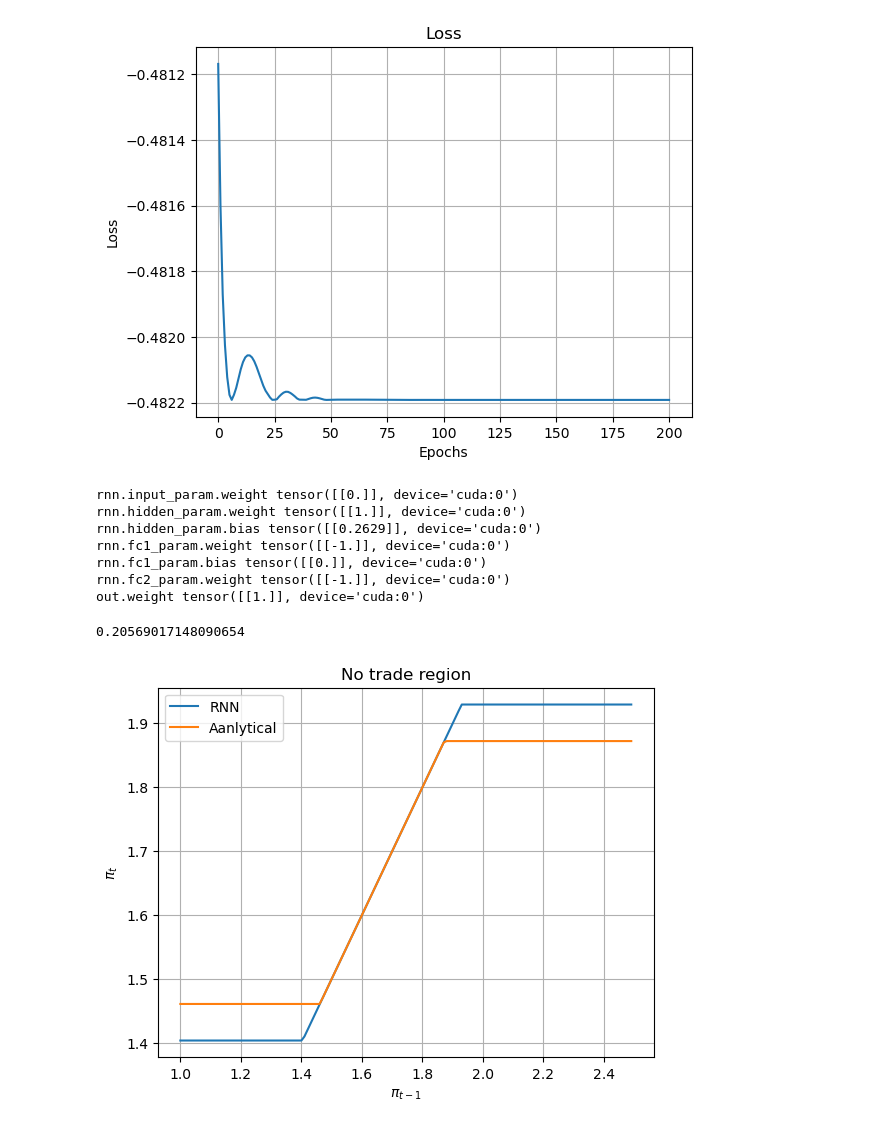
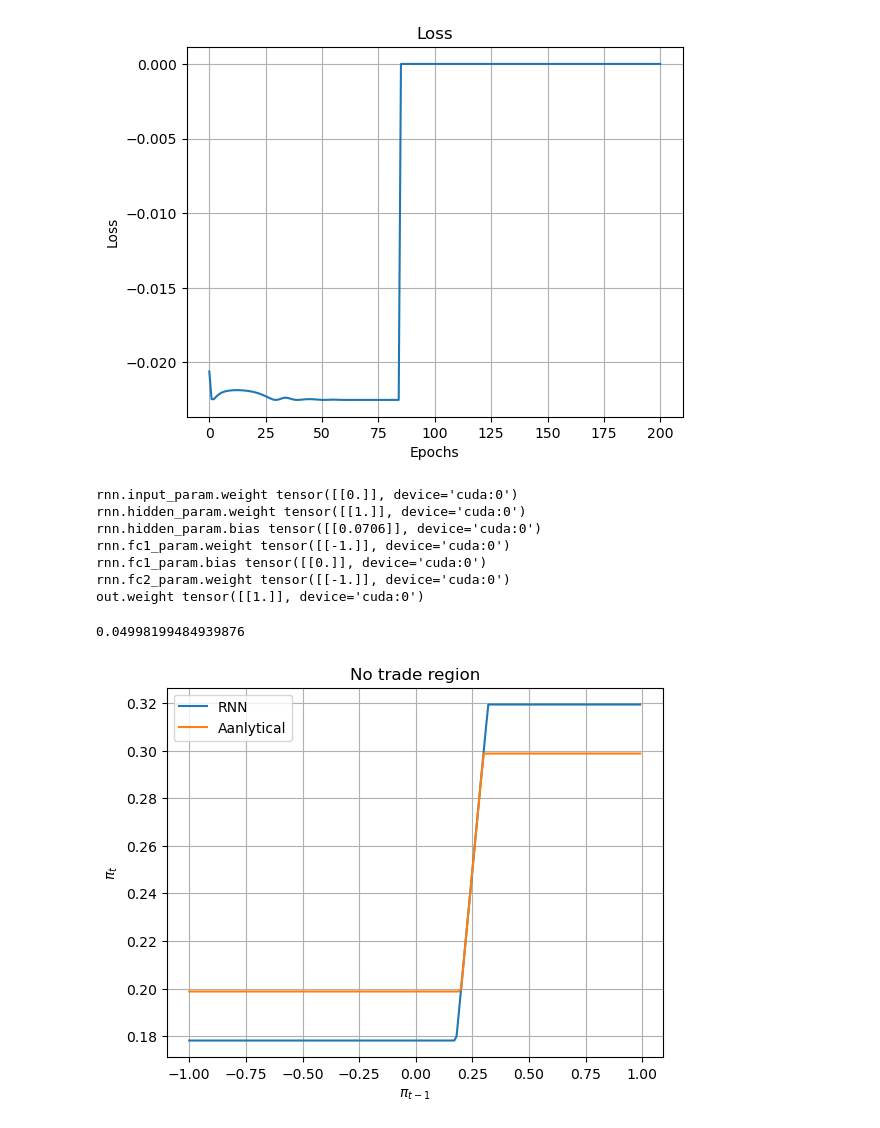
Before and after one commit to jsxzliran/TransactionCost, a Jupyter notebook: OneStockTradingCost-1parameter.ipynb, the cells around one changed output. Saved outputs shown, nothing was run; the diff lists cells and outputs as text; code cells hidden in the pictures.

```diff
--- a/OneStockTradingCost-1parameter.ipynb
+++ b/OneStockTradingCost-1parameter.ipynb
@@ -12,21 +12,17 @@ import UtilityLoss
 device = torch.device("cuda:0" if torch.cuda.is_available() else "cpu")
 # %%
 # initialize seed, mu, sigma, S0, paths, steps, T and other data
-# Model parameters
 seed = 33
-npaths = 10000
-seq_length = 240
+npaths = 150000
+seq_length = 120
 T=10
-s0=1
-mu = 0.2
+s0=5
+mu = 0.02
 sigma = 0.2
-trading_cost= 0.03
-gamma = 3.000
-# Simulation parameters
-n_epochs = 201
-learning_rate = 0.01
-# Clear torch cache
-torch.cuda.empty_cache()
+trading_cost= 0.01
+gamma = 2.01
+n_epochs = 200
+learning_rate = 0.02
 # %%
 # Define the Markowitz_optimal strategy
 Markowitz_opt = mu/(sigma*sigma*gamma)
@@ -238,10 +246,10 @@ ax.plot(epochs, losses)
 ax.set(xlabel='Epochs', ylabel='Loss',
        title='Loss')
 ax.grid()
-fig.savefig("loss_one.png",dpi=500)
+fig.savefig("loss_one.png")
 plt.show()
 # %% [output]
-[figure, old version]
+[figure, new version]
 # %%
 # have a look at learned parameters
 for name, param in model.named_parameters():
@@ -249,35 +257,35 @@ for name, param in model.named_parameters():
 # %% [output]
 rnn.input_param.weight tensor([[0.]], device='cuda:0')
 rnn.hidden_param.weight tensor([[1.]], device='cuda:0')
-rnn.hidden_param.bias tensor([[0.2629]], device='cuda:0')
+rnn.hidden_param.bias tensor([[0.0706]], device='cuda:0')
 rnn.fc1_param.weight tensor([[-1.]], device='cuda:0')
 rnn.fc1_param.bias tensor([[0.]], device='cuda:0')
 rnn.fc2_param.weight tensor([[-1.]], device='cuda:0')
 out.weight tensor([[1.]], device='cuda:0')
 # %%
 # Data for plotting
-lowerbound = 1
-upperbound = 2.5
+lowerbound = -1
+upperbound = 1
 optimal_input = Markowitz_opt
 t = torch.tensor(np.arange(lowerbound, upperbound, 0.01)).to(device)
 s = model.rnn.fc2_param.weight*F.relu(model.rnn.fc1_param.weight*F.relu(optimal_input*model.rnn.input_param.weight+model.rnn.hidden_param.weight*t-Markowitz_opt+model.rnn.hidden_param.bias)+2*model.rnn.hidden_param.bias)+Markowitz_opt+model.rnn.hidden_param.bias
 delta_real = np.power(3/(4*gamma)*np.power(Markowitz_opt,2)*np.power(1-Markowitz_opt,2)*trading_cost,1/3)+((5-2*gamma)/(10*gamma)*Markowitz_opt*(Markowitz_opt)-3/(20*gamma))*trading_cost
 s2 = model.rnn.fc2_param.weight*F.relu(model.rnn.fc1_param.weight*F.relu(optimal_input*model.rnn.input_param.weight+model.rnn.hidden_param.weight*t-(Markowitz_opt-delta_real))+2*delta_real)+Markowitz_opt+delta_real
 s3 = model.rnn.fc2_param.weight*F.relu(model.rnn.fc1_param.weight*F.relu(optimal_input*model.rnn.input_param.weight+model.rnn.hidden_param.weight*t-(Markowitz_opt-delta))+2*delta)+Markowitz_opt+delta
 print(delta_real)
 
 fig, ax = plt.subplots()
 ax.plot(t.cpu().detach(), s.cpu().view(-1).detach(), label='RNN')
 ax.plot(t.cpu().detach(), s2.cpu().view(-1).detach(), label='Aanlytical')
 #ax.plot(t.cpu().detach(), s3.cpu().view(-1).detach())
 ax.legend()
 
 ax.set(xlabel=r'$\pi_{t-1}$', ylabel=r'$\pi_t$',
        title='No trade region')
 ax.grid()
 
-fig.savefig("result_one.png",dpi=500)
+fig.savefig("result_one.png")
 plt.show()
 # %% [output]
-0.20569017148090654
+0.04998199484939876
-[figure, old version]
+[figure, new version]
```
Also changed, not shown: parts of 7 cells of this notebook, 3 other files.
